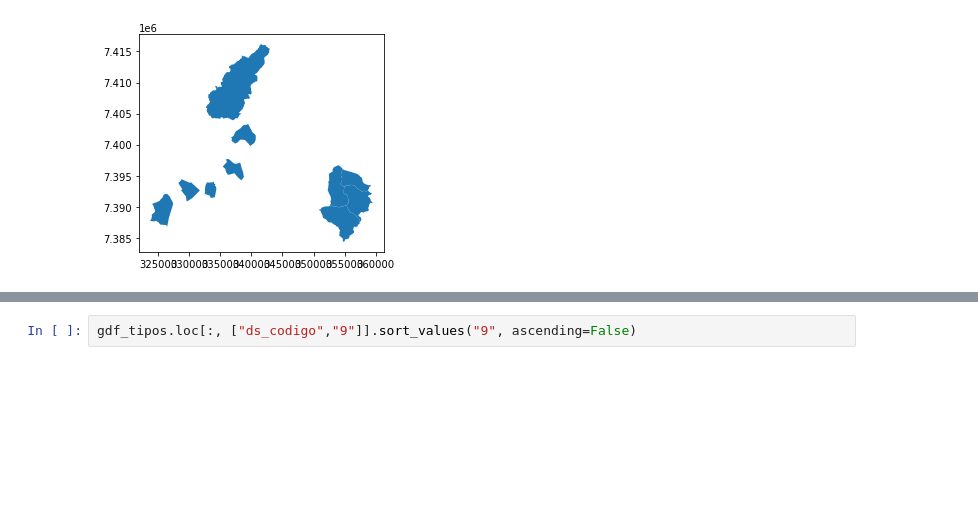
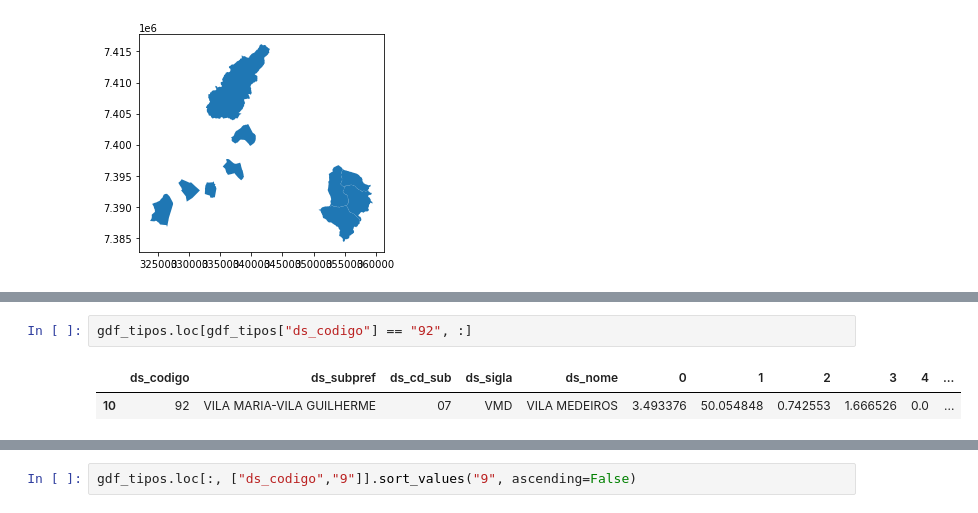
Before and after one commit to cem-usp/amostragem-em-habitacao, a Jupyter notebook: 02-proporcao-tipologia-por-distrito.ipynb, the cells around one changed output, grey strips where cells are left out. Saved outputs shown, nothing was run; the diff lists cells and outputs as text; blank space fills up the shorter version.

```diff
--- a/02-proporcao-tipologia-por-distrito.ipynb
+++ b/02-proporcao-tipologia-por-distrito.ipynb
@@ -83 +98,6 @@ gdf_tipos.loc[:, ["6"]].sort_values("6", ascending=False)
+# %%
+gdf_tipos.loc[gdf_tipos["ds_codigo"] == "92", :]
+# %% [output]
+|  | ds_codigo | ds_subpref | ds_cd_sub | ds_sigla | ds_nome | 0 | 1 | 2 | 3 | 4 | ... |
+| 10 | 92 | VILA MARIA-VILA GUILHERME | 07 | VMD | VILA MEDEIROS | 3.493376 | 50.054848 | 0.742553 | 1.666526 | 0.0 | ... |
 # %%
```
Also changed, not shown: parts of 4 cells of this notebook, 2 other files.
